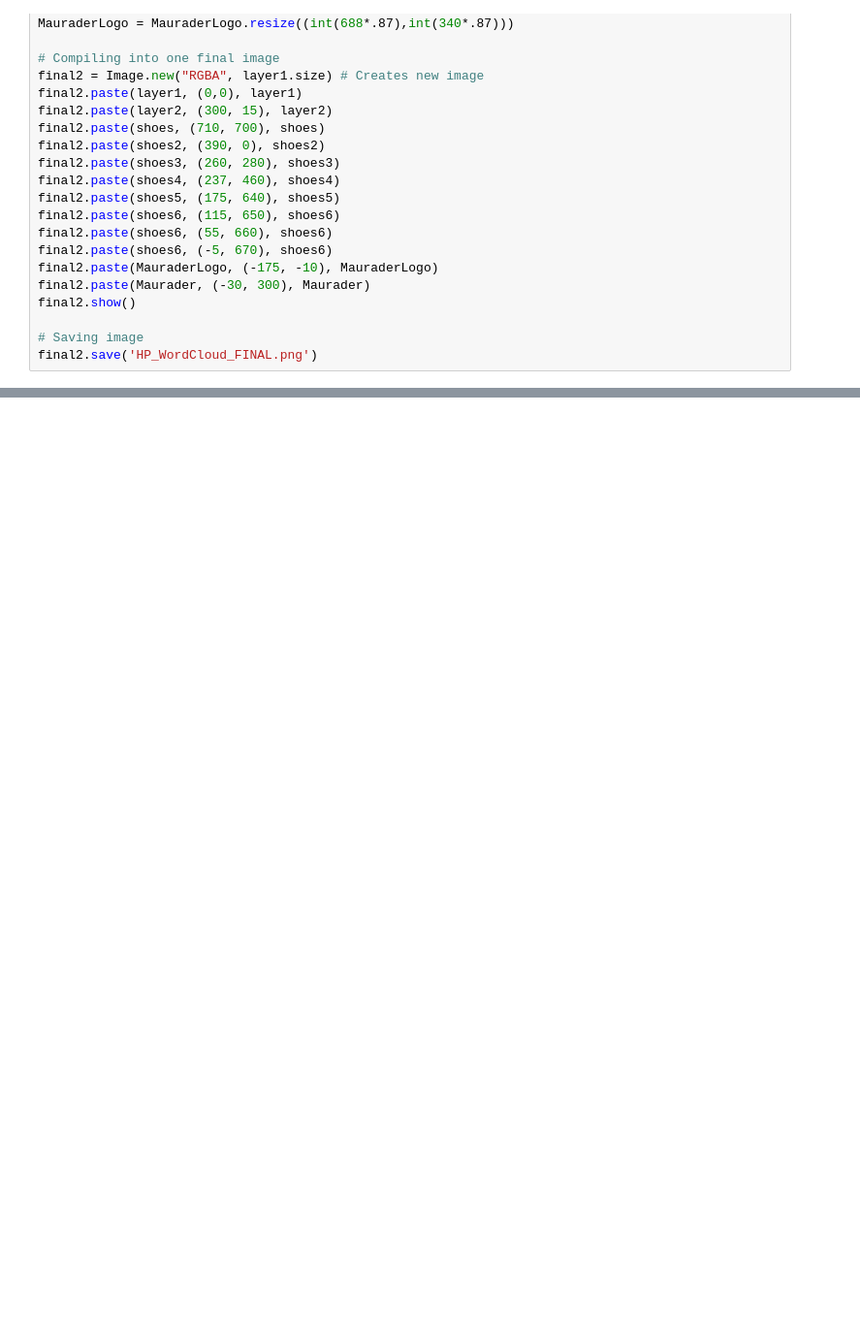
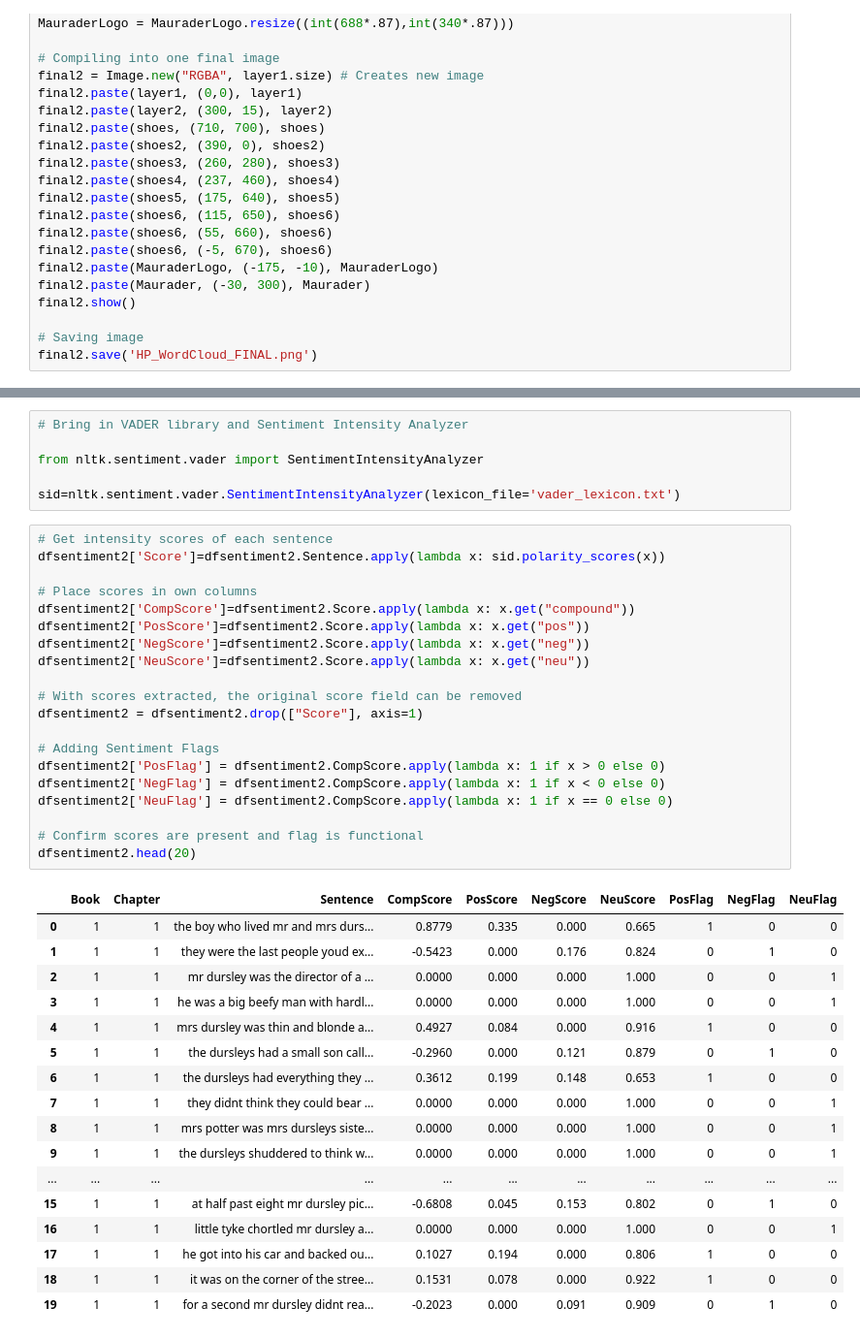
Before and after one commit to ErikaJacobs/Harry-Potter-Text-Mining, a Jupyter notebook: HP_Text_Mining.ipynb, the cells around one changed output, grey strips where cells are left out. Shown: that part at 97% size. Saved outputs shown, nothing was run; the diff lists cells and outputs as text; blank space fills up the shorter version.

```diff
--- a/HP_Text_Mining.ipynb
+++ b/HP_Text_Mining.ipynb
@@ -455,0 +500,44 @@ df[(df.Book == 6)]
+# %%
+# Bring in VADER library and Sentiment Intensity Analyzer
+
+from nltk.sentiment.vader import SentimentIntensityAnalyzer
+
+sid=nltk.sentiment.vader.SentimentIntensityAnalyzer(lexicon_file='vader_lexicon.txt')
+# %%
+# Get intensity scores of each sentence
+dfsentiment2['Score']=dfsentiment2.Sentence.apply(lambda x: sid.polarity_scores(x))
+
+# Place scores in own columns
+dfsentiment2['CompScore']=dfsentiment2.Score.apply(lambda x: x.get("compound"))
+dfsentiment2['PosScore']=dfsentiment2.Score.apply(lambda x: x.get("pos"))
+dfsentiment2['NegScore']=dfsentiment2.Score.apply(lambda x: x.get("neg"))
+dfsentiment2['NeuScore']=dfsentiment2.Score.apply(lambda x: x.get("neu"))
+
+# With scores extracted, the original score field can be removed
+dfsentiment2 = dfsentiment2.drop(["Score"], axis=1)
+
+# Adding Sentiment Flags
+dfsentiment2['PosFlag'] = dfsentiment2.CompScore.apply(lambda x: 1 if x > 0 else 0)
+dfsentiment2['NegFlag'] = dfsentiment2.CompScore.apply(lambda x: 1 if x < 0 else 0)
+dfsentiment2['NeuFlag'] = dfsentiment2.CompScore.apply(lambda x: 1 if x == 0 else 0)
+
+# Confirm scores are present and flag is functional
+dfsentiment2.head(20)
+# %% [output]
+|  | Book | Chapter | Sentence | CompScore | PosScore | NegScore | NeuScore | PosFlag | NegFlag | NeuFlag |
+| 0 | 1 | 1 | the boy who lived mr and mrs durs... | 0.8779 | 0.335 | 0.000 | 0.665 | 1 | 0 | 0 |
+| 1 | 1 | 1 | they were the last people youd ex... | -0.5423 | 0.000 | 0.176 | 0.824 | 0 | 1 | 0 |
+| 2 | 1 | 1 | mr dursley was the director of a ... | 0.0000 | 0.000 | 0.000 | 1.000 | 0 | 0 | 1 |
+| 3 | 1 | 1 | he was a big beefy man with hardl... | 0.0000 | 0.000 | 0.000 | 1.000 | 0 | 0 | 1 |
+| 4 | 1 | 1 | mrs dursley was thin and blonde a... | 0.4927 | 0.084 | 0.000 | 0.916 | 1 | 0 | 0 |
+| 5 | 1 | 1 | the dursleys had a small son call... | -0.2960 | 0.000 | 0.121 | 0.879 | 0 | 1 | 0 |
+| 6 | 1 | 1 | the dursleys had everything they ... | 0.3612 | 0.199 | 0.148 | 0.653 | 1 | 0 | 0 |
+| 7 | 1 | 1 | they didnt think they could bear ... | 0.0000 | 0.000 | 0.000 | 1.000 | 0 | 0 | 1 |
+| 8 | 1 | 1 | mrs potter was mrs dursleys siste... | 0.0000 | 0.000 | 0.000 | 1.000 | 0 | 0 | 1 |
+| 9 | 1 | 1 | the dursleys shuddered to think w... | 0.0000 | 0.000 | 0.000 | 1.000 | 0 | 0 | 1 |
+| ... | ... | ... | ... | ... | ... | ... | ... | ... | ... | ... |
+| 15 | 1 | 1 | at half past eight mr dursley pic... | -0.6808 | 0.045 | 0.153 | 0.802 | 0 | 1 | 0 |
+| 16 | 1 | 1 | little tyke chortled mr dursley a... | 0.0000 | 0.000 | 0.000 | 1.000 | 0 | 0 | 1 |
+| 17 | 1 | 1 | he got into his car and backed ou... | 0.1027 | 0.194 | 0.000 | 0.806 | 1 | 0 | 0 |
+| 18 | 1 | 1 | it was on the corner of the stree... | 0.1531 | 0.078 | 0.000 | 0.922 | 1 | 0 | 0 |
+| 19 | 1 | 1 | for a second mr dursley didnt rea... | -0.2023 | 0.000 | 0.091 | 0.909 | 0 | 1 | 0 |
```
Also changed, not shown: parts of 37 cells of this notebook, 3 other files.
